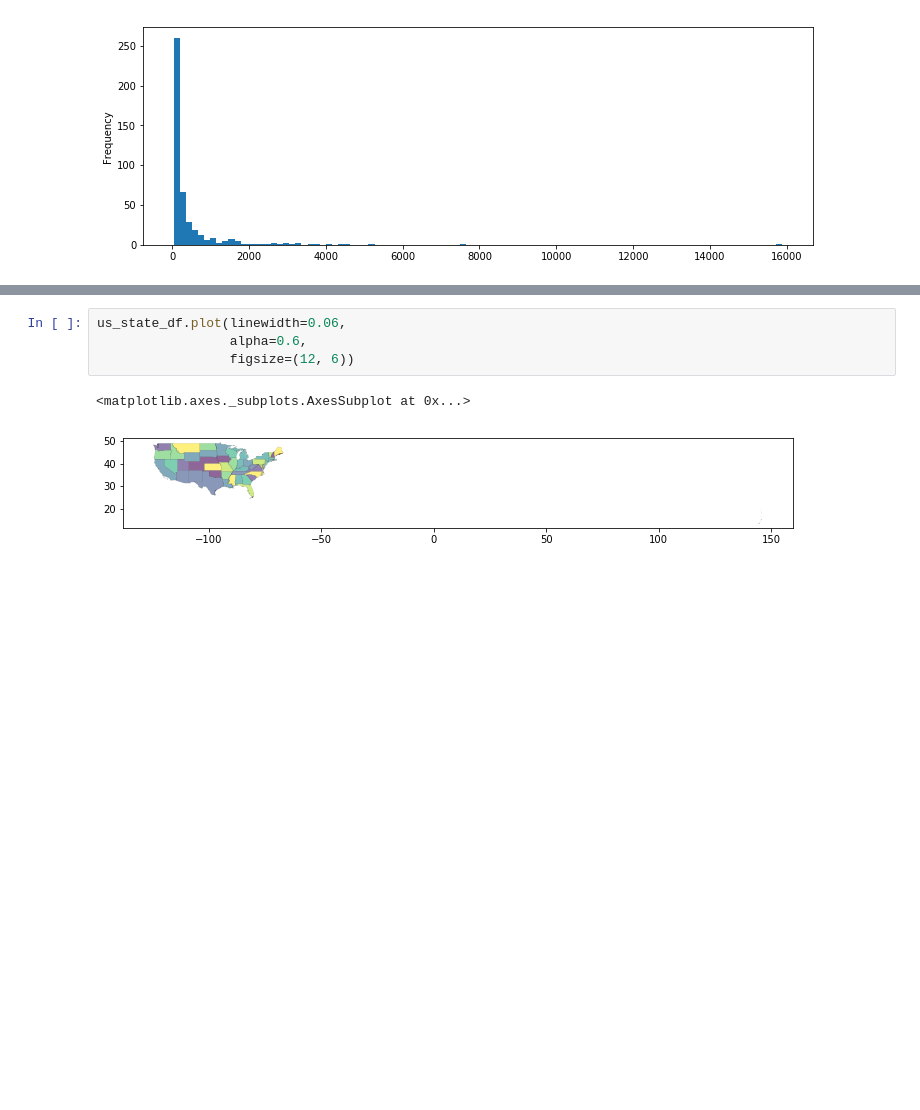
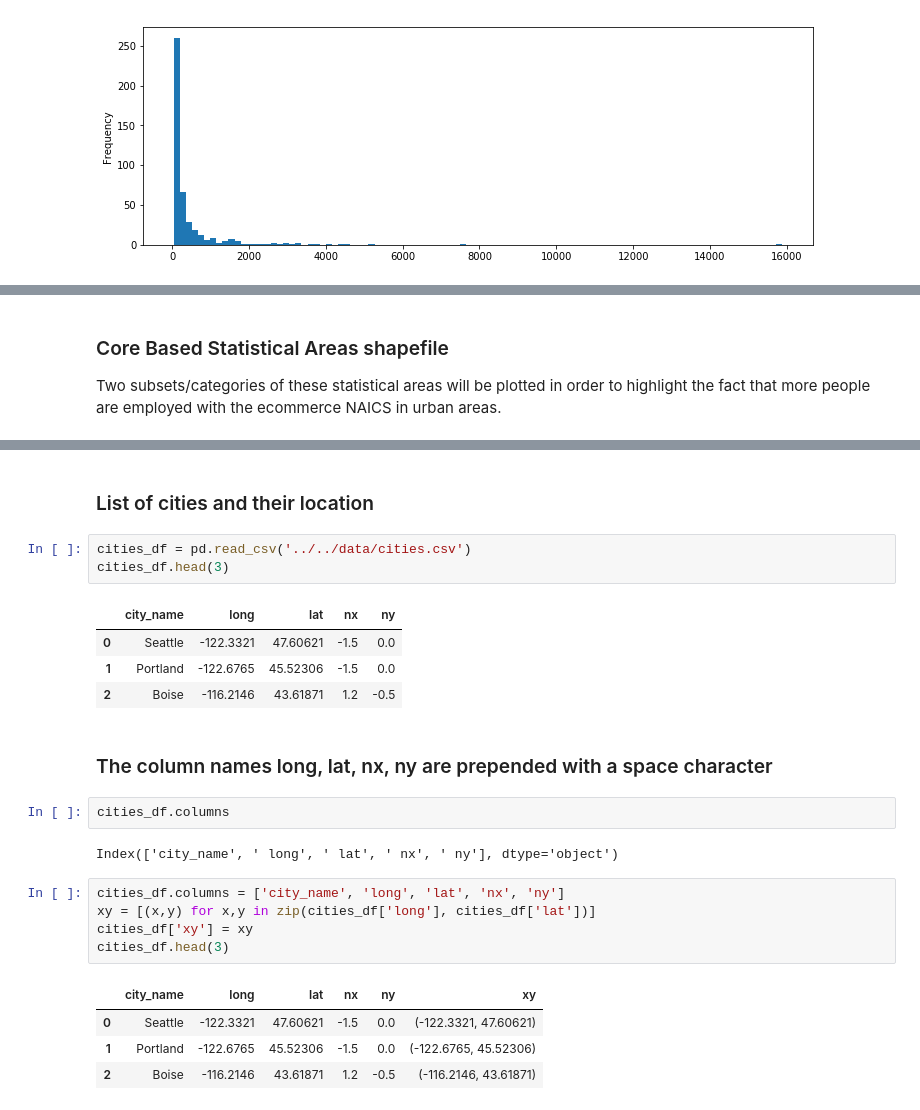
Before and after one commit to stoneyv/cbsa_plot, a Jupyter notebook: python/notebooks/cbsa_cbp_ecommerce_2015.ipynb, the cells around one changed output, grey strips where cells are left out. Drawn from its saved outputs; the diff is of its cells as text; blank space fills up the shorter version.

Commit message:
updated python ecommerce geoviz notebook

```diff
--- a/python/notebooks/cbsa_cbp_ecommerce_2015.ipynb
+++ b/python/notebooks/cbsa_cbp_ecommerce_2015.ipynb
@@ -81,6 +85,9 @@ us_state_df.head(3)
 | 0 | 0400000US48 | 676634395761 | 19027462392 | 48 | 00 | Texas | 48 | 01779801 | TX | POLYGON ((-106.623445 31.914034, ... |
 | 1 | 0400000US06 | 403488955894 | 20477992907 | 06 | 00 | California | 06 | 01779778 | CA | (POLYGON ((-118.593969 33.467198,... |
 | 2 | 0400000US21 | 102266253024 | 2389483091 | 21 | 00 | Kentucky | 21 | 01779786 | KY | POLYGON ((-89.544434 36.57451, -8... |
+# %% [markdown]
+### Core Based Statistical Areas shapefile
+Two subsets/categories of these statistical areas will be plotted in order to highlight the fact that more people are employed with the ecommerce NAICS in urban areas.
 # %%
 cb_2015_us_cbsa = '../../data/shapefiles/cb_2015_us_cbsa_20m/cb_2015_us_cbsa_20m.shp'
 us_cbsa_df = gpd.read_file(cb_2015_us_cbsa)
@@ -90,10 +97,29 @@ us_cbsa_df.head(3)
 | 0 | 310M200US12660 | 2152007753 | 45296336 | 12660 | 357 | 12660 | M2 | Baraboo, WI | POLYGON ((-90.312404 43.640988, -... |
 | 1 | 310M200US10420 | 2331619578 | 62018442 | 10420 | 184 | 10420 | M1 | Akron, OH | POLYGON ((-81.68698999999999 41.1... |
 | 2 | 310M200US26540 | 991056505 | 13133894 | 26540 | 258 | 26540 | M2 | Huntington, IN | POLYGON ((-85.64384099999999 41.0... |
-# %%
-us_state_df.plot(linewidth=0.06,
-                 alpha=0.6,
-                 figsize=(12, 6))
-# %% [output]
-<matplotlib.axes._subplots.AxesSubplot at 0x...>
-[figure, removed]
+# %% [markdown]
+### List of cities and their location
+# %%
+cities_df = pd.read_csv('../../data/cities.csv')
+cities_df.head(3)
+# %% [output]
+|  | city_name | long | lat | nx | ny |
+| 0 | Seattle | -122.3321 | 47.60621 | -1.5 | 0.0 |
+| 1 | Portland | -122.6765 | 45.52306 | -1.5 | 0.0 |
+| 2 | Boise | -116.2146 | 43.61871 | 1.2 | -0.5 |
+# %% [markdown]
+### The column names long, lat, nx, ny are prepended with a space character
+# %%
+cities_df.columns
+# %% [output]
+Index(['city_name', ' long', ' lat', ' nx', ' ny'], dtype='object')
+# %%
+cities_df.columns = ['city_name', 'long', 'lat', 'nx', 'ny']
+xy = [(x,y) for x,y in zip(cities_df['long'], cities_df['lat'])]
+cities_df['xy'] = xy
+cities_df.head(3)
+# %% [output]
+|  | city_name | long | lat | nx | ny | xy |
+| 0 | Seattle | -122.3321 | 47.60621 | -1.5 | 0.0 | (-122.3321, 47.60621) |
+| 1 | Portland | -122.6765 | 45.52306 | -1.5 | 0.0 | (-122.6765, 45.52306) |
+| 2 | Boise | -116.2146 | 43.61871 | 1.2 | -0.5 | (-116.2146, 43.61871) |
```
Also changed, not shown: parts of 9 cells of this notebook.
